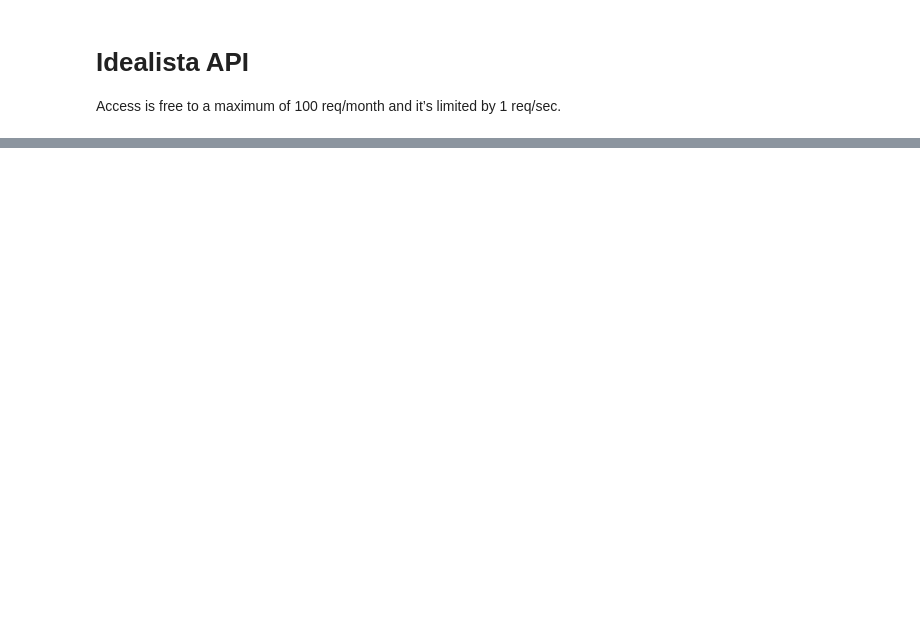
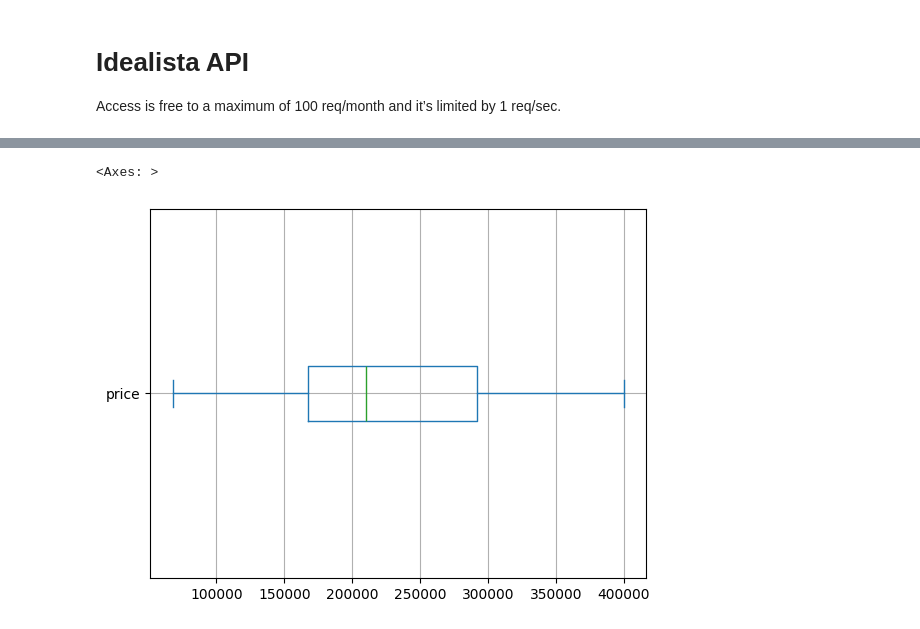
Before and after one commit to MiguelPuntoEs/idealista, a Jupyter notebook: main.ipynb, the cells around one changed output, grey strips where cells are left out. Cells and saved outputs as stored; diff of their text form; code cells hidden in the pictures; blank space fills up the shorter version.

```diff
--- a/main.ipynb
+++ b/main.ipynb
@@ -70,0 +87,5 @@ with open('data/alcala.json', 'w') as f:
+# %%
+df['price'].plot.box(vert=False, grid=True)
+# %% [output]
+<Axes: >
+[figure, added]
```
Also changed, not shown: parts of 4 cells of this notebook, 2 other files.
